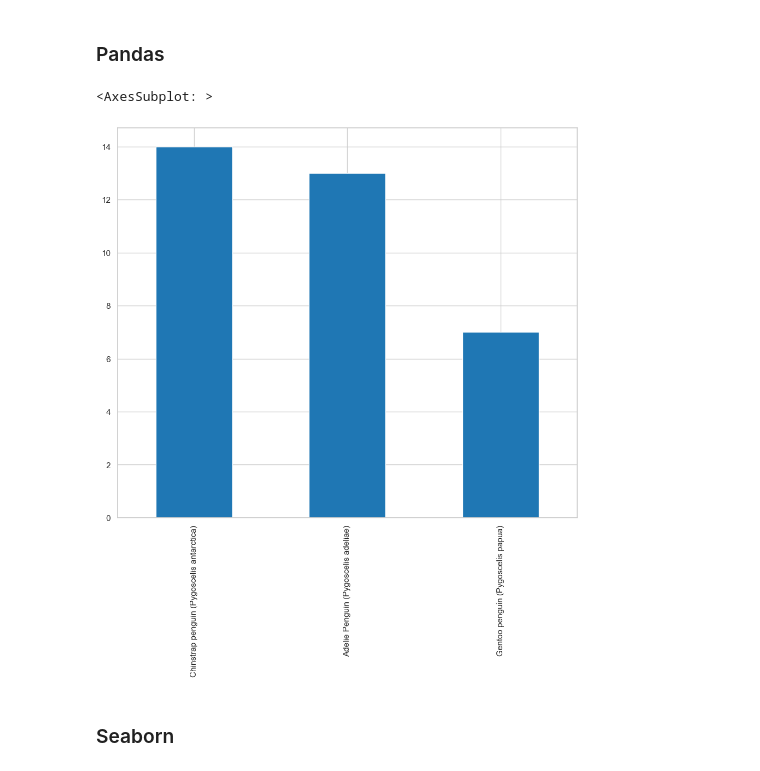
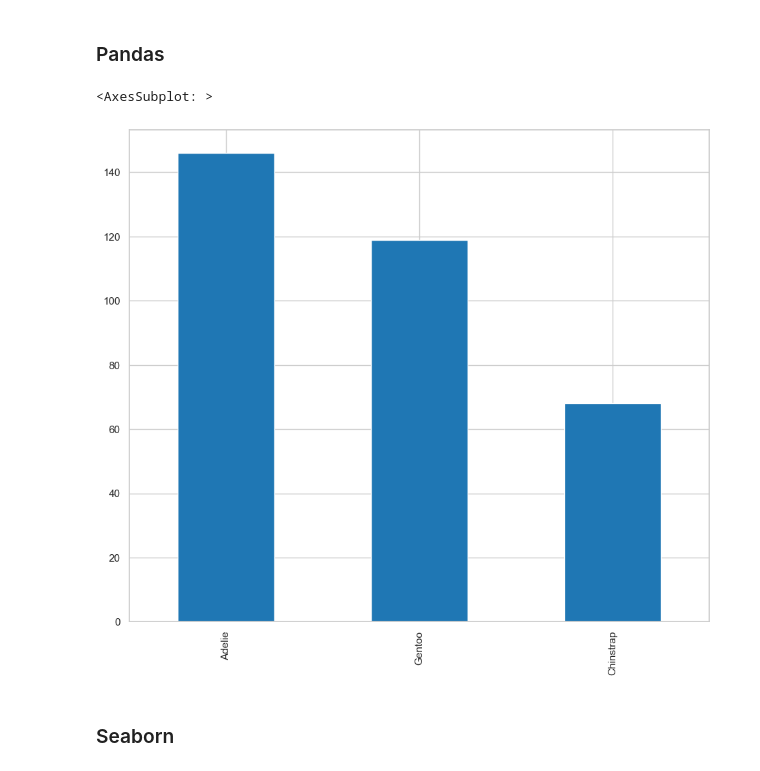
Before and after one commit to sprtn-117/penguins, a Jupyter notebook: conociendo-nuestros-datos.ipynb, the cells around one changed output. Drawn from its saved outputs; the diff is of its cells as text; code cells hidden in the pictures.

```diff
--- a/conociendo-nuestros-datos.ipynb
+++ b/conociendo-nuestros-datos.ipynb
@@ -346,15 +291,15 @@ processed_penguins_df.describe(include=object)
 # %%
 (
     processed_penguins_df
-    .Species
+    .species
     .value_counts()
     .plot(
         kind="bar"
     )
 )
 # %% [output]
 <AxesSubplot: >
-[figure, old version]
+[figure, new version]
 # %% [markdown]
 ### Seaborn
 # %%
```
Also changed, not shown: parts of 30 cells of this notebook.
